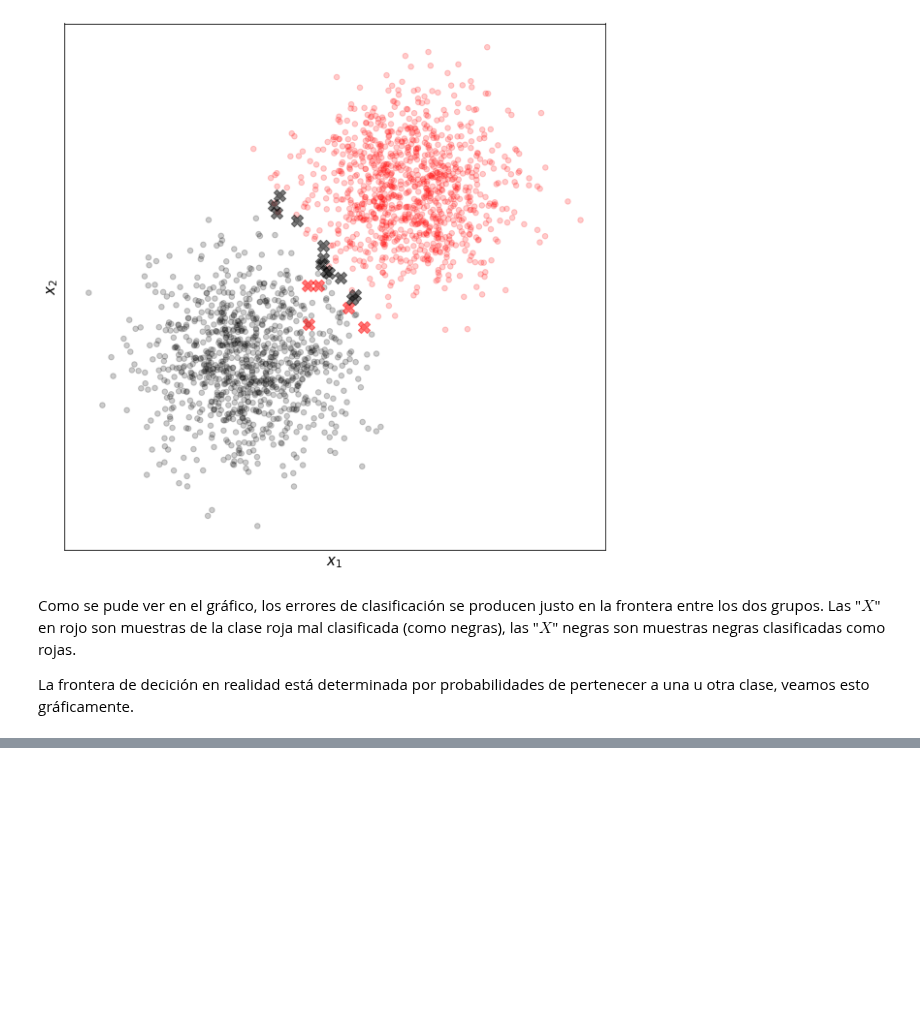
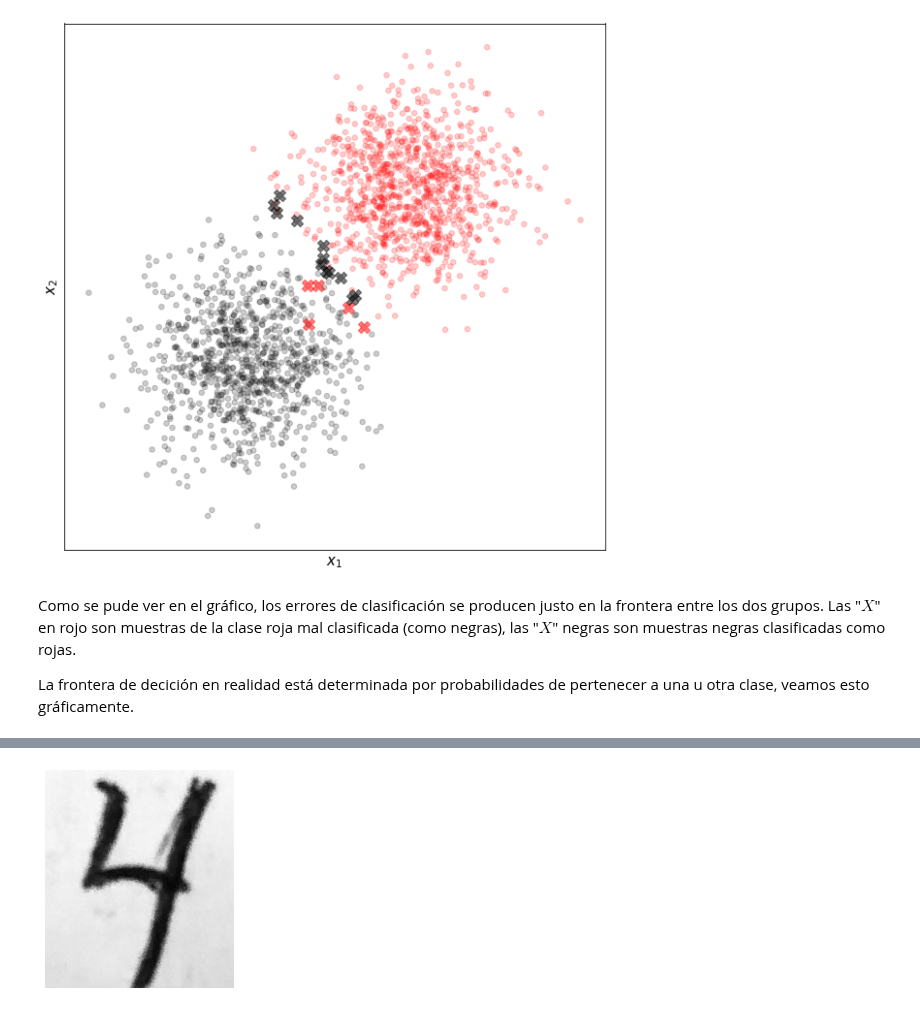
Before and after one commit to hplbrayan/Un-curso-de-Machine-Learning, a Jupyter notebook: 07_ML_Modelos_de_Regresion/N2_Classification_models.ipynb, the cells around one changed output, grey strips where cells are left out. Cells and saved outputs as stored; diff of their text form; code cells hidden in the pictures; blank space fills up the shorter version.

```diff
--- a/07_ML_Modelos_de_Regresion/N2_Classification_models.ipynb
+++ b/07_ML_Modelos_de_Regresion/N2_Classification_models.ipynb
@@ -226,0 +426,10 @@ plt.show()
+# %%
+mi_dig = (255-image.imread("./mi_digito.jpg")[:,:,0])/255.
+
+# plot
+plt.figure(figsize=(4,4))
+plt.imshow(mi_dig, cmap="binary")
+plt.axis(False)
+plt.show()
+# %% [output]
+[figure, added]
```
Also changed, not shown: parts of 26 cells of this notebook, 1 other file.
